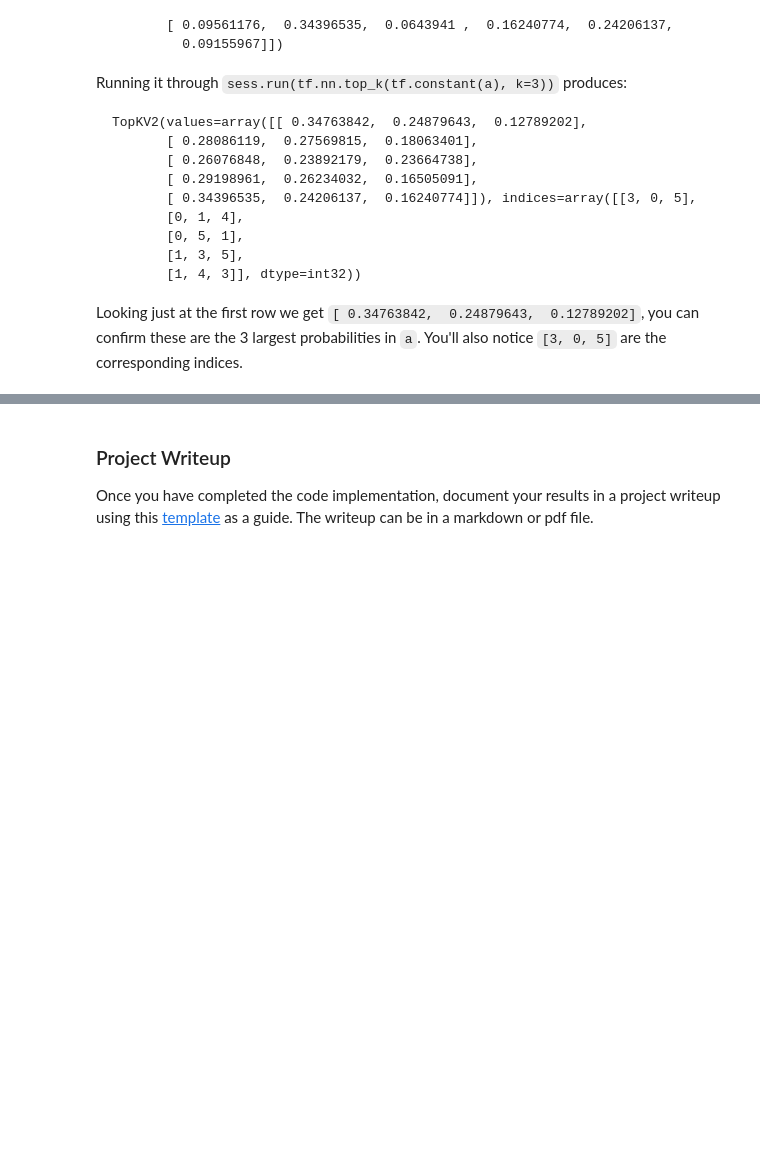
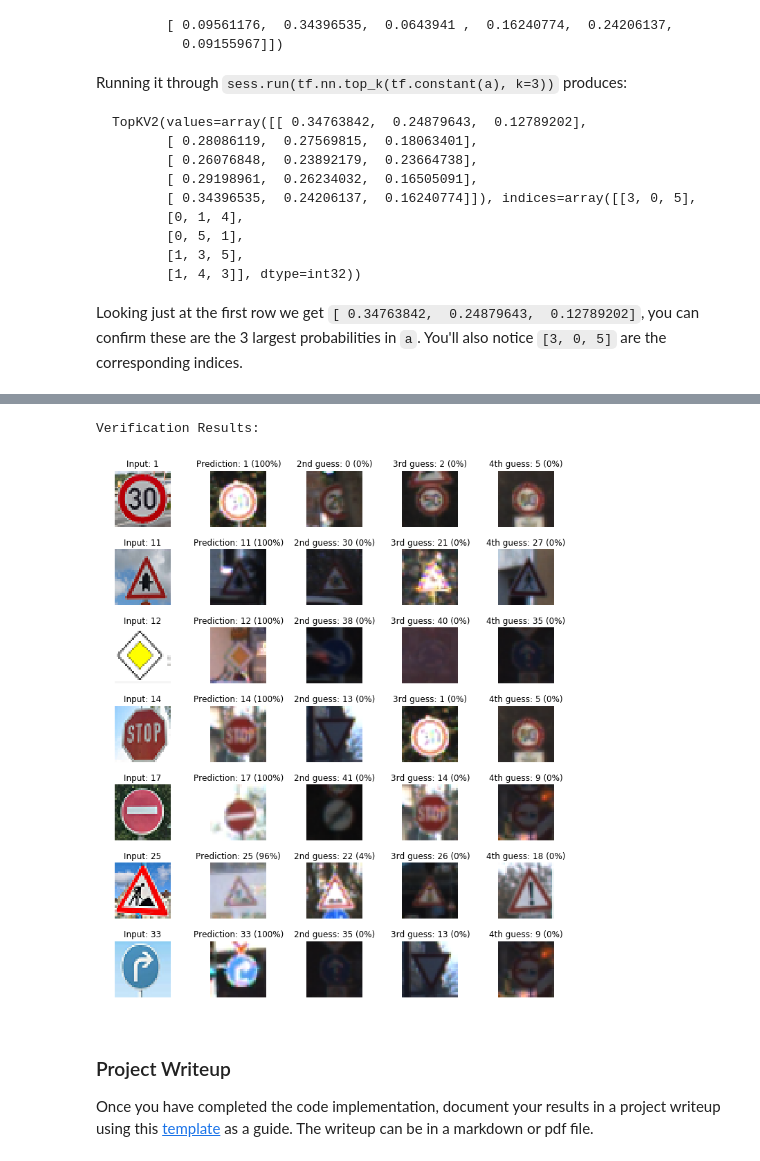
Before and after one commit to HIzadi1/CarND---Project-2-Traffic-Sign-Classifier, a Jupyter notebook: Traffic_Sign_Classifier.ipynb, the cells around one changed output, grey strips where cells are left out. Drawn from its saved outputs; the diff is of its cells as text; code cells hidden in the pictures; blank space fills up the shorter version.

```diff
--- a/Traffic_Sign_Classifier.ipynb
+++ b/Traffic_Sign_Classifier.ipynb
@@ -231,7 +258,7 @@ mean(X)          mean(X_normal)
 ### Feel free to use as many code cells as needed.
 import tensorflow as tf
 
-EPOCHS = 150
+EPOCHS = 70
 BATCH_SIZE = 100
 
 from tensorflow.contrib.layers import flatten
@@ -295,0 +422,9 @@ def LeNet(x):
+# %%
+### Load the images and plot them here.
+### Feel free to use as many code cells as needed.
+with tf.Session() as sess:
+    sess.run(tf.global_variables_initializer())
+    saver2 = tf.train.import_meta_graph('./lenet5.meta')
+    saver2.restore(sess, "./lenet5")
+    test_accuracy = evaluate(X_test, y_test)
+    print("Test Set Accuracy = {:.1f}".format(test_accuracy*100),'%')
@@ -298,7 +441,7 @@ def LeNet(x):
 ### Feel free to use as many code cells as needed.
 import tensorflow as tf
 
-EPOCHS = 150
+EPOCHS = 70
 BATCH_SIZE = 100
 
 from tensorflow.contrib.layers import flatten
@@ -629,3 +728,69 @@ Looking just at the first row we get `[ 0.34763842,  0.24879643,  0.12789202]`,
+# %%
+### Print out the top five softmax probabilities for the predictions on the German traffic sign images found on the web.
+### Feel free to use as many code cells as needed.
+
+print('Verification Results:')
+
+ver_labels_array= np.array(ver_labels)
+softmax_logits = tf.nn.softmax(logits)
+top_k = tf.nn.top_k(softmax_logits, k=5)
+
+with tf.Session() as sess:
+    sess.run(tf.global_variables_initializer())
+    saver = tf.train.import_meta_graph('./lenet_HI.meta')
+    saver.restore(sess, "./lenet_HI")
+    softmax_logits = sess.run(softmax_logits, feed_dict={x: test_images_normal, keep_prob: 1.0})
+    Predicted_Probability = sess.run(top_k, feed_dict={x: test_images_normal, keep_prob: 1.0})
+
+    col = 5
+    fig, plot = plt.subplots(len(test_images),col, figsize=(12, 14))
+    fig.subplots_adjust(hspace = .4, wspace=.2)
+    plot = plot.ravel()
+
+    #print(ver_labels_array.shape)
+
+    for i, image in enumerate(test_images):
+        plot[col*i].axis('off')
+        plot[col*i].imshow(cv2.cvtColor(image, cv2.COLOR_BGR2RGB))
+        #plot[4*i].imshow(image.squeeze(), cmap="gray")
+        title1 = 'Input: '+ str(ver_labels[i])
+        plot[col*i].set_title(title1)
+        Prediction = Predicted_Probability[1][i][0]
+        index1 = np.argwhere(y_valid_orig == Prediction)[0]
+        plot[col*i+1].axis('off')
+        plot[col*i+1].imshow(X_valid_orig[index1].squeeze(), cmap='gray')
+        plot[col*i+1].set_title('Prediction: {} ({:.0f}%)'.format(Prediction,100*Predicted_Probability[0][i][0]))
+
+        j=1
+        guess = Predicted_Probability[1][i][j]
+        index = np.argwhere(y_valid_orig == guess)[0]
+        plot[col*i+j+1].axis('off')
+        plot[col*i+j+1].imshow(X_valid_orig[index].squeeze(), cmap='gray')
+        plot[col*i+j+1].set_title('2nd guess: {} ({:.0f}%)'.format(guess,100*Predicted_Probability[0][i][j]))
+
+        j=2
+        guess = Predicted_Probability[1][i][j]
+        index = np.argwhere(y_valid_orig == guess)[0]
+        plot[col*i+j+1].axis('off')
+        plot[col*i+j+1].imshow(X_valid_orig[index].squeeze(), cmap='gray')
+        plot[col*i+j+1].set_title('3rd guess: {} ({:.0f}%)'.format(guess,100*Predicted_Probability[0][i][j]))
+
+        j=3
+        guess = Predicted_Probability[1][i][j]
+        index = np.argwhere(y_valid_orig == guess)[0]
+        plot[col*i+j+1].axis('off')
+        plot[col*i+j+1].imshow(X_valid_orig[index].squeeze(), cmap='gray')
+        plot[col*i+j+1].set_title('4th guess: {} ({:.0f}%)'.format(guess,100*Predicted_Probability[0][i][j]))
+
+        #j=4
+        #guess = Predicted_Probability[1][i][j]
+        #index = np.argwhere(y_valid_orig == guess)[0]
+        #plot[col*i+j+1].axis('off')
+        #plot[col*i+j+1].imshow(X_valid_orig[index].squeeze(), cmap='gray')
+        #plot[col*i+j+1].set_title('5th guess: {} ({:.0f}%)'.format(guess,100*Predicted_Probability[0][i][j]))
+# %% [output]
+Verification Results:
+[figure, added]
 # %% [markdown]
 ### Project Writeup
 
```
Also changed, not shown: parts of 40 cells of this notebook.
